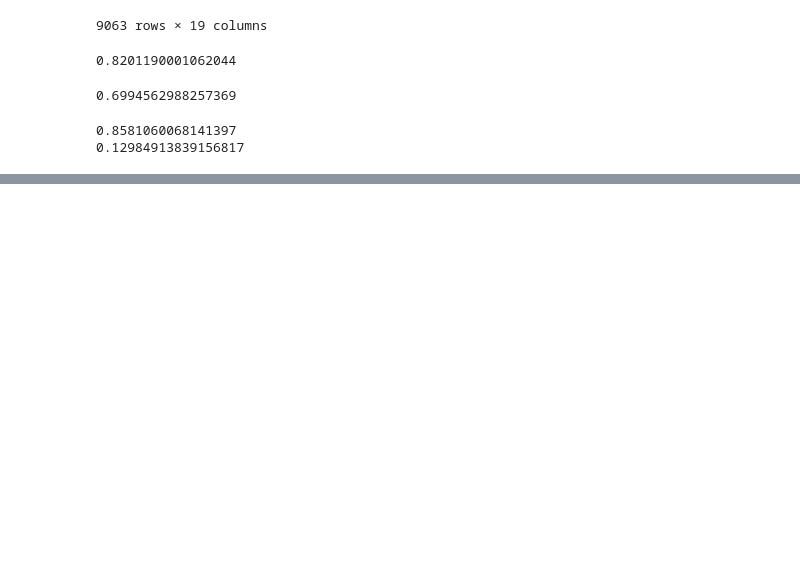
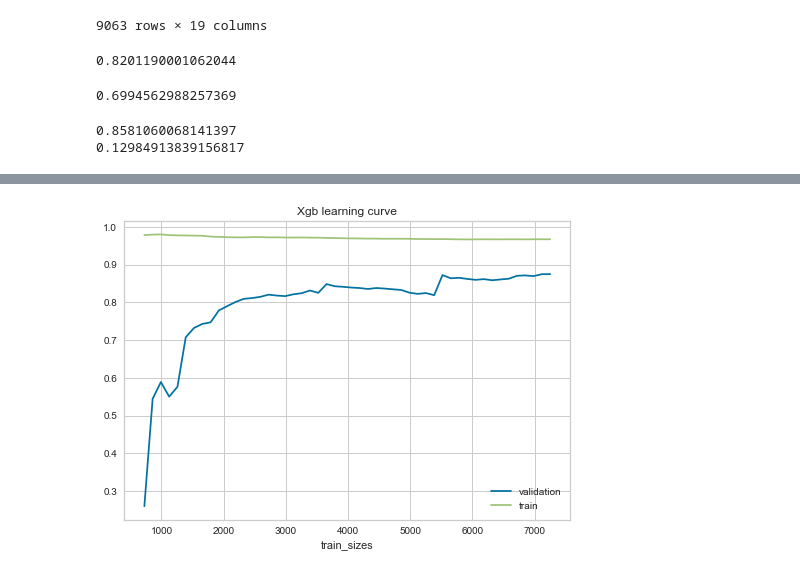
Before and after one commit to yayahamour/project_bike, a Jupyter notebook: notebook/pycaret_test.ipynb, the cells around one changed output, grey strips where cells are left out. Cells and saved outputs as stored; diff of their text form; code cells hidden in the pictures; blank space fills up the shorter version.

```diff
--- a/notebook/pycaret_test.ipynb
+++ b/notebook/pycaret_test.ipynb
@@ -479,0 +486,13 @@ plt.show()
+# %%
+import matplotlib.pyplot as plt
+
+N, train_score, val_score = learning_curve(lgb.LGBMRegressor(), x_train, y_train, train_sizes = np.linspace(0.1,1,50), cv=5, scoring='r2')
+plt.plot(N, val_score.mean(axis=1), label='validation')
+plt.plot(N, train_score.mean(axis=1), label='train')
+
+plt.xlabel('train_sizes')
+plt.title('Xgb learning curve')
+plt.legend()
+plt.show()
+# %% [output]
+[figure, added]
```
Also changed, not shown: parts of 16 cells of this notebook, 3 other files.
